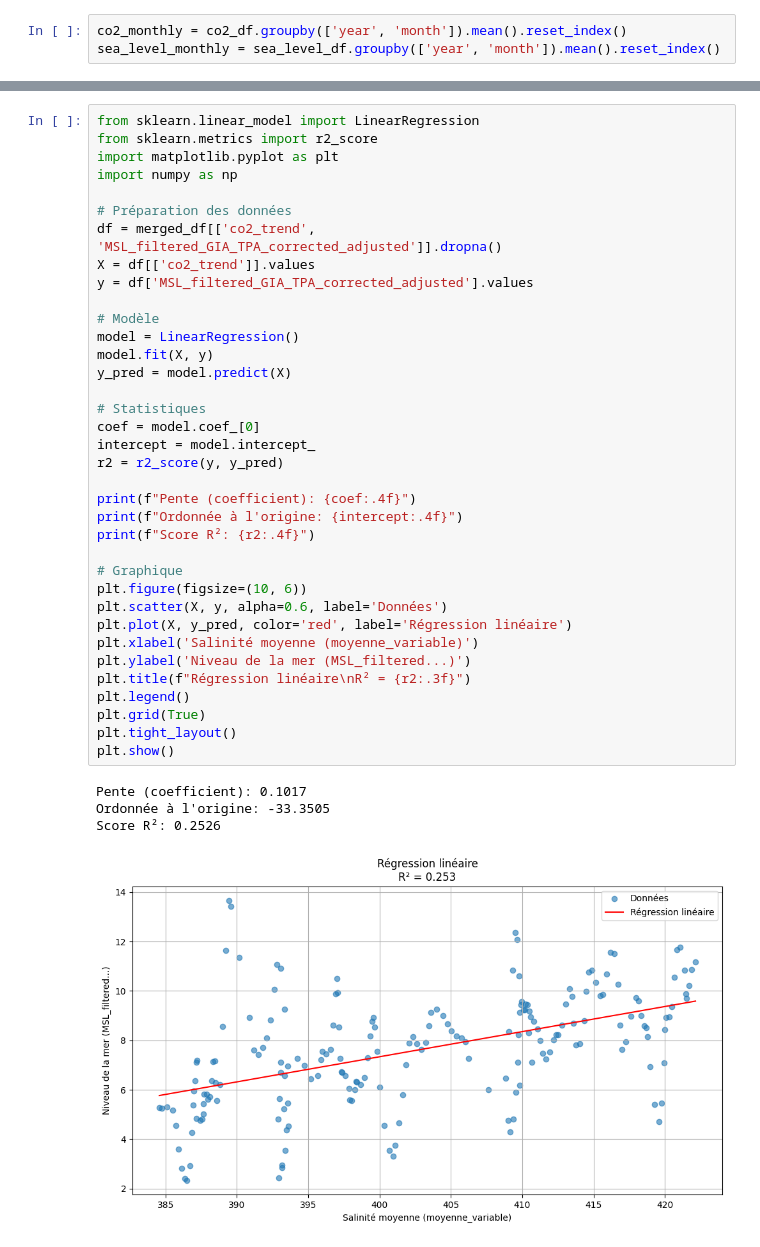
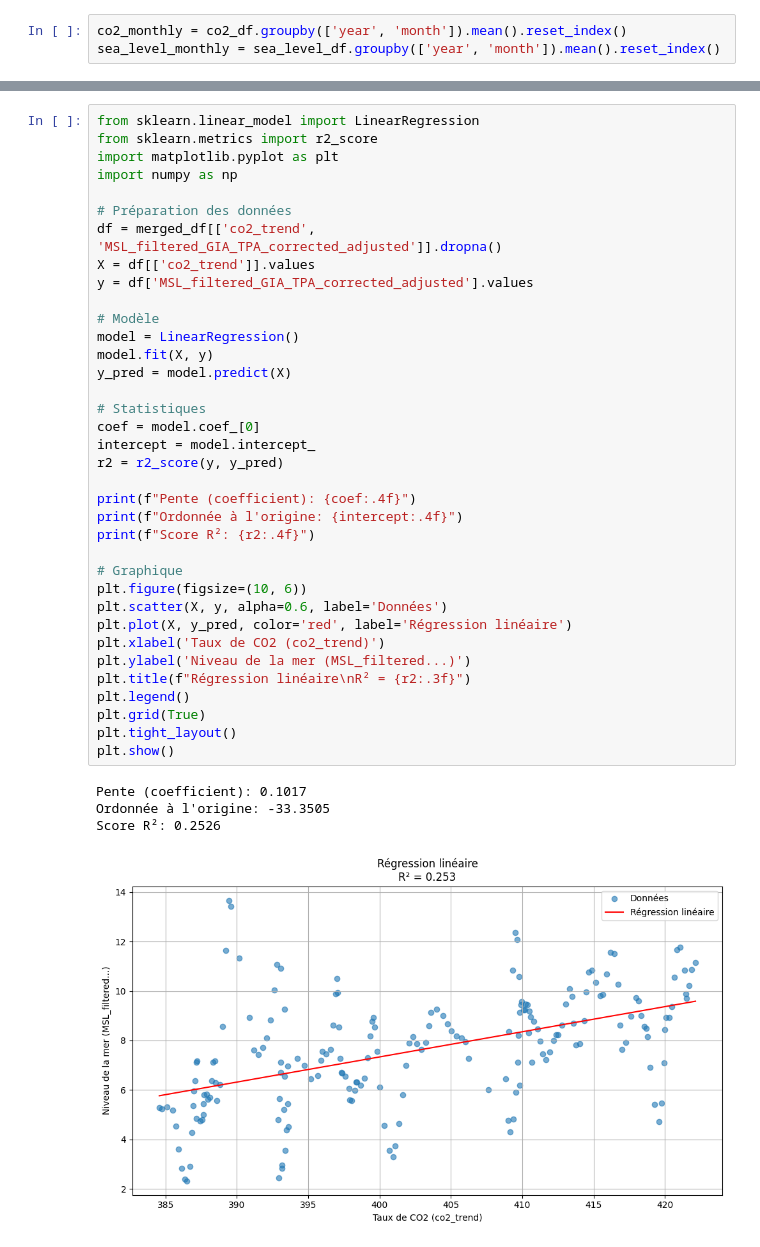
Before and after one commit to LeoDony7/Stat-App-Montee-des-oceans, a Jupyter notebook: reg_co2.ipynb, the cells around one changed output, grey strips where cells are left out. Drawn from its saved outputs; the diff is of its cells as text.

```diff
--- a/reg_co2.ipynb
+++ b/reg_co2.ipynb
@@ -51,32 +51,32 @@ X = df[['co2_trend']].values
 y = df['MSL_filtered_GIA_TPA_corrected_adjusted'].values
 
 # Modèle
 model = LinearRegression()
 model.fit(X, y)
 y_pred = model.predict(X)
 
 # Statistiques
 coef = model.coef_[0]
 intercept = model.intercept_
 r2 = r2_score(y, y_pred)
 
 print(f"Pente (coefficient): {coef:.4f}")
 print(f"Ordonnée à l'origine: {intercept:.4f}")
 print(f"Score R²: {r2:.4f}")
 
 # Graphique
 plt.figure(figsize=(10, 6))
 plt.scatter(X, y, alpha=0.6, label='Données')
 plt.plot(X, y_pred, color='red', label='Régression linéaire')
-plt.xlabel('Salinité moyenne (moyenne_variable)')
+plt.xlabel('Taux de CO2 (co2_trend)')
 plt.ylabel('Niveau de la mer (MSL_filtered...)')
 plt.title(f"Régression linéaire\nR² = {r2:.3f}")
 plt.legend()
 plt.grid(True)
 plt.tight_layout()
 plt.show()
 # %% [output]
 Pente (coefficient): 0.1017
 Ordonnée à l'origine: -33.3505
 Score R²: 0.2526
-[figure, old version]
+[figure, new version]
```
